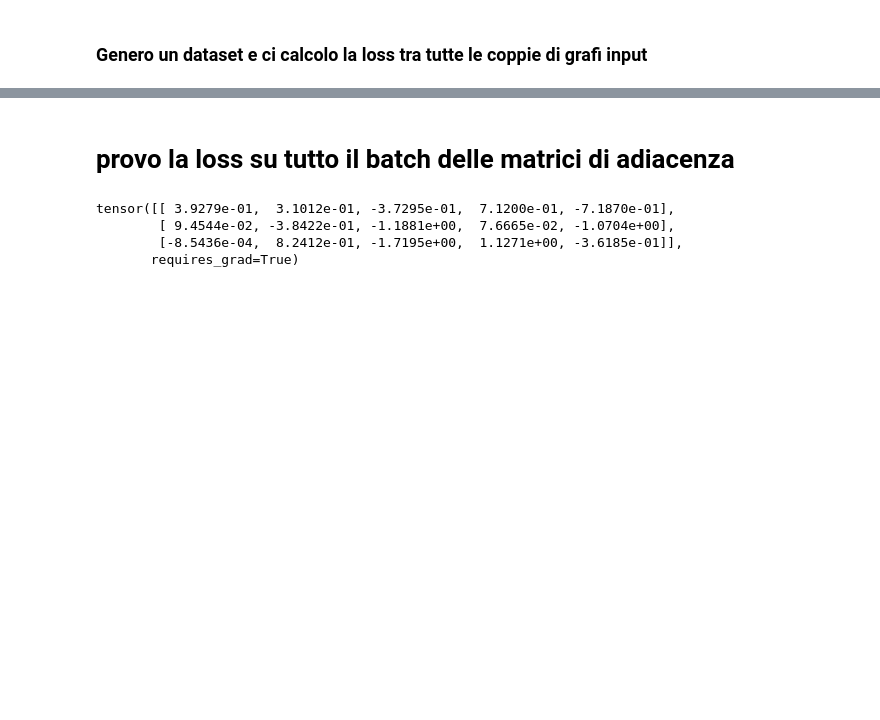
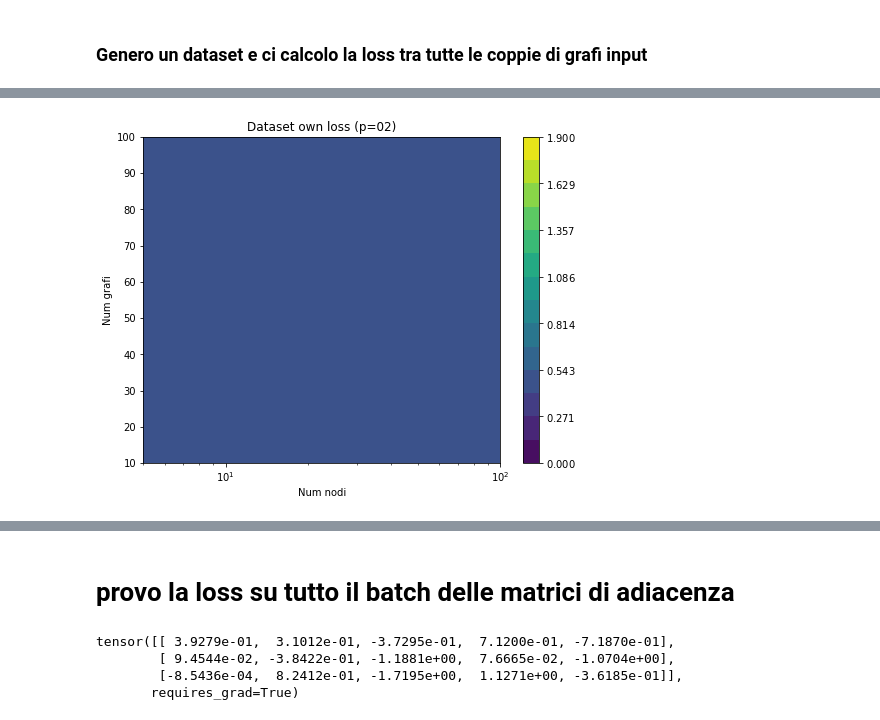
Before and after one commit to dandarm/Embednet, a Jupyter notebook: Pod_Autoencoder.ipynb, the cells around one changed output, grey strips where cells are left out. Drawn from its saved outputs; the diff is of its cells as text; code cells hidden in the pictures; blank space fills up the shorter version.

```diff
--- a/Pod_Autoencoder.ipynb
+++ b/Pod_Autoencoder.ipynb
@@ -746,3 +665,0 @@ is_weighted = True
-# %%
-final_loss, batch_out1, batch_out2 = calc_loss_input_datset(gg.dataset.dataset_list)
-final_loss
@@ -755,0 +821,31 @@ final_loss2
+# %%
+#x_mesh, y_mesh = np.meshgrid(np.linspace(min(nodi), max(nodi), 100),
+#                             np.linspace(min(grafi), max(grafi), 100))
+x_mesh, y_mesh = np.mgrid[min(nodi):max(nodi):100j, min(grafi):max(grafi):100j]
+# Calcolo dei valori di z_mesh basati su x_mesh e y_mesh tramite interpolazione
+z_mesh = griddata((nodi, grafi), losses, (x_mesh, y_mesh), method='linear')
+# %%
+from matplotlib.ticker import ScalarFormatter
+from matplotlib import ticker
+
+def plot_dataset_own_loss(title, xlabel, ylabel):
+    plt.figure(figsize=(8,6))
+    v = np.linspace(0.0, 1.9, 15, endpoint=True)
+    plt.contourf(x_mesh, y_mesh, z_mesh, levels=v, cmap="viridis")
+    #plt.clim(0.5,0.8)
+    res = plt.colorbar()  #ticks=v)
+    res.ax.yaxis.set_major_formatter(ticker.ScalarFormatter(useMathText=True))
+    plt.gca().yaxis.set_major_formatter(ScalarFormatter())
+    plt.gca().yaxis.set_minor_formatter(ScalarFormatter());
+    plt.xlabel('Num nodi')
+    plt.ylabel('Num grafi')
+    plt.title(title)
+    plt.xscale('log')
+    #plt.ticklabel_format(style='plain', useOffset=False)
+    plt.savefig(title)
+    plt.show()
+# %%
+p_ER = str(config_class.conf['graph_dataset']['list_p']).replace('[','').replace(']','').replace('.','')
+plot_dataset_own_loss(title=f"Dataset own loss (p={p_ER})", xlabel='Num nodi', ylabel='Num grafi')
+# %% [output]
+[figure, added]
```
Also changed, not shown: parts of 30 cells of this notebook, 15 other files.
